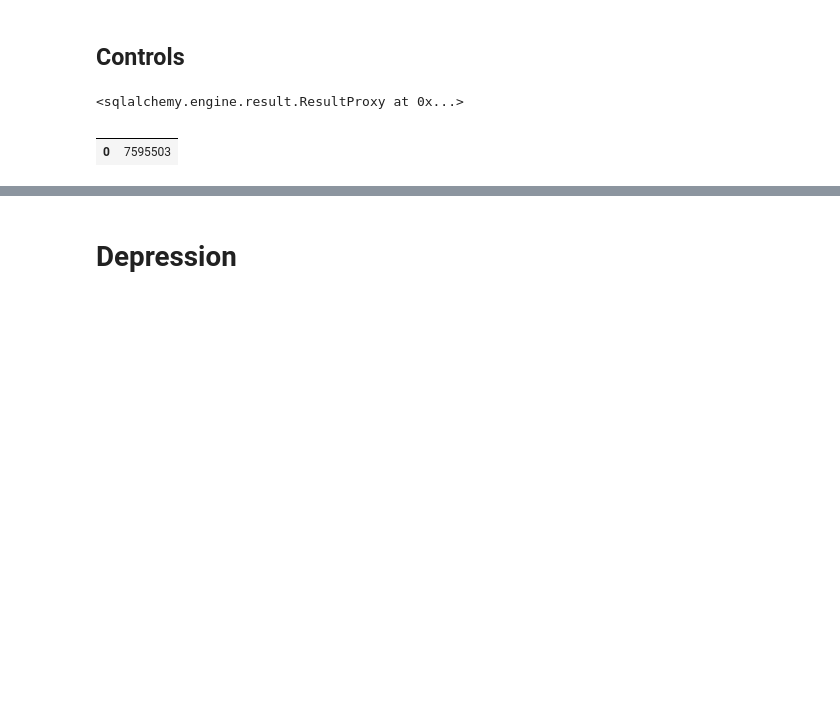
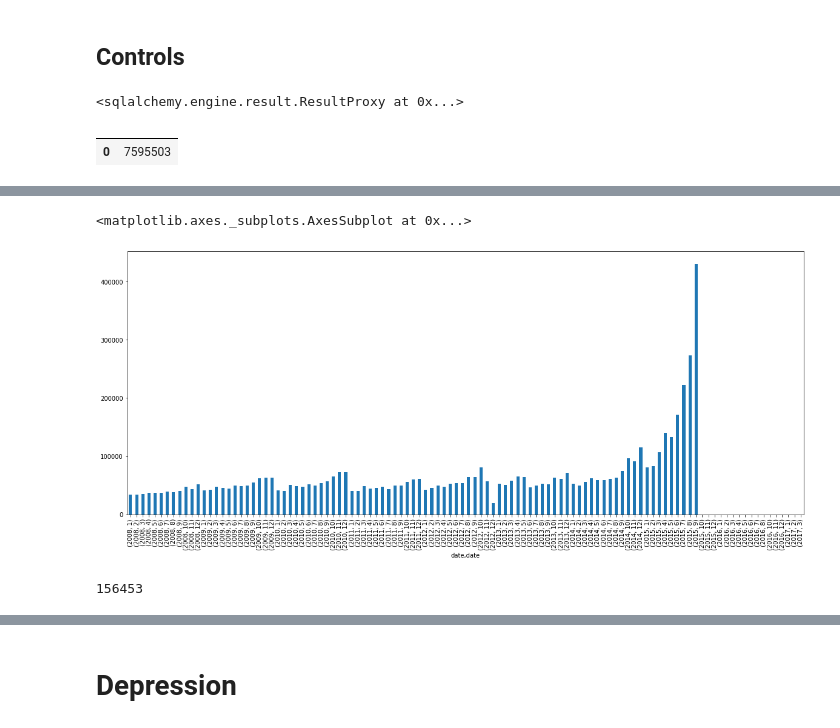
Before and after one commit to brettbj/association-robustness, a Jupyter notebook: Exploration.ipynb, the cells around one changed output, grey strips where cells are left out. Cells and saved outputs as stored; diff of their text form; code cells hidden in the pictures; blank space fills up the shorter version.

```diff
--- a/Exploration.ipynb
+++ b/Exploration.ipynb
@@ -233,0 +291,16 @@ pd.read_sql('select count(*) from t2dControlEmerge', hy_cxn)
+# %%
+# Timing of last claim -> end or enrollment where time > 1000 days
+df['date'].groupby([df["date"].dt.year, df["date"].dt.month]).count().plot(kind="bar", figsize=(20, 8))
+# %% [output]
+<matplotlib.axes._subplots.AxesSubplot at 0x...>
+[figure, added]
+# %%
+df_gen = pd.read_sql_table('dmTTE', hy_cxn, chunksize=int(1e+6))
+tte = next(df_gen)
+for chunk in df_gen:
+    tte = pd.concat([tte, chunk], ignore_index=True)
+
+print(np.sum(tte.time < 0))
+tte = tte[tte.time > 0]
+# %% [output]
+156453
```
Also changed, not shown: parts of 25 cells of this notebook.
